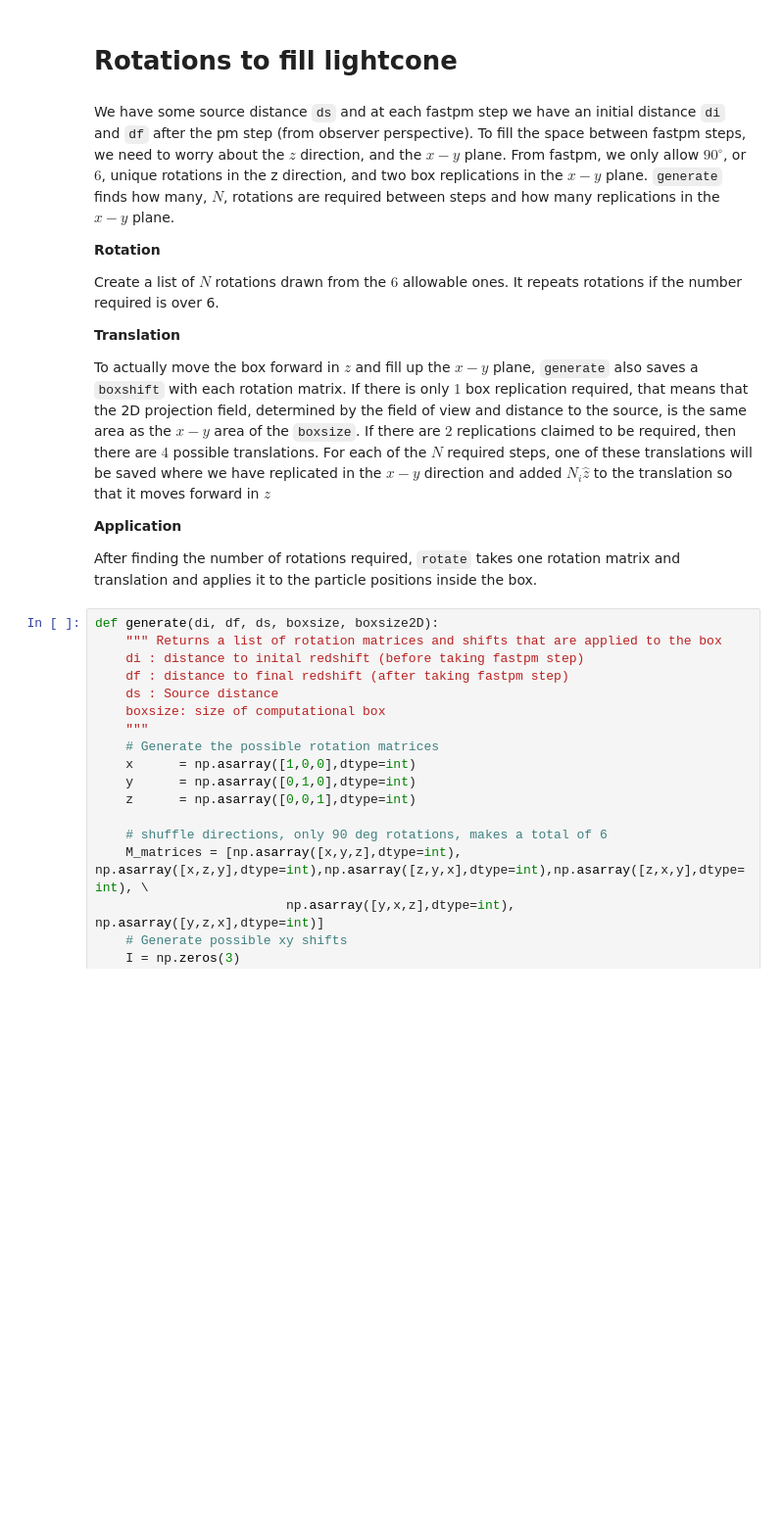
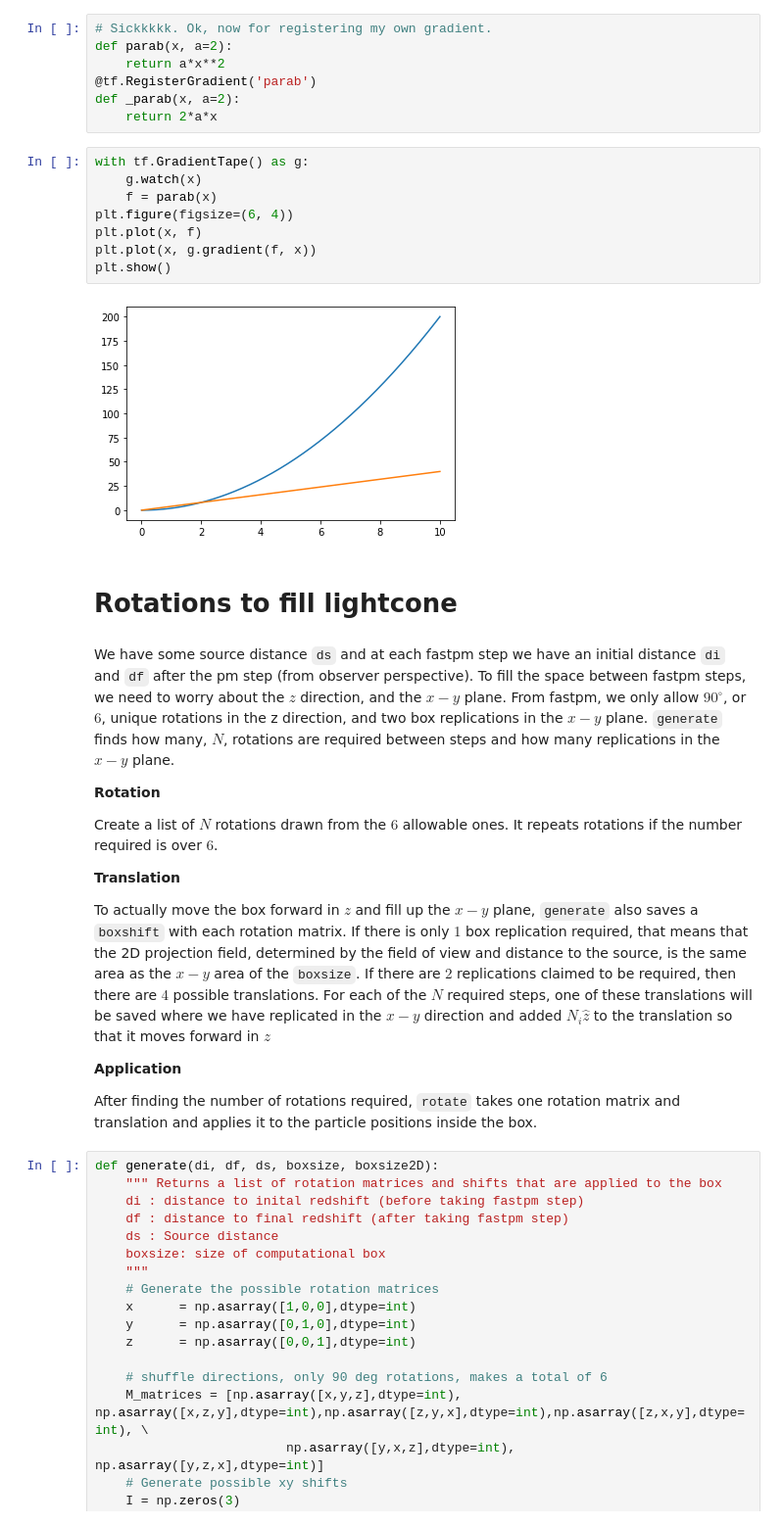
Before and after one commit to DifferentiableUniverseInitiative/flowpm, a Jupyter notebook: notebooks/Lensing.ipynb, the cells around one changed output. Shown: that part at 98% size. Drawn from its saved outputs; the diff is of its cells as text; blank space fills up the shorter version.

```diff
--- a/notebooks/Lensing.ipynb
+++ b/notebooks/Lensing.ipynb
@@ -9,3 +49,20 @@ tf.executing_eagerly()
+# %%
+# Sickkkkk. Ok, now for registering my own gradient.
+def parab(x, a=2):
+    return a*x**2
+@tf.RegisterGradient('parab')
+def _parab(x, a=2):
+    return 2*a*x
+# %%
+with tf.GradientTape() as g:
+    g.watch(x)
+    f = parab(x)
+plt.figure(figsize=(6, 4))
+plt.plot(x, f)
+plt.plot(x, g.gradient(f, x))
+plt.show()
+# %% [output]
+[figure, added]
 # %% [markdown]
 # Rotations to fill lightcone
 # %% [markdown]
@@ -13,7 +70,7 @@
 
 **Rotation**
 
-Create a list of $N$ rotations drawn from the $6$ allowable ones. It repeats rotations if the number required is over 6.
+Create a list of $N$ rotations drawn from the $6$ allowable ones. It repeats rotations if the number required is over $6$.
 
 **Translation**
 
```
Also changed, not shown: parts of 10 cells of this notebook.
